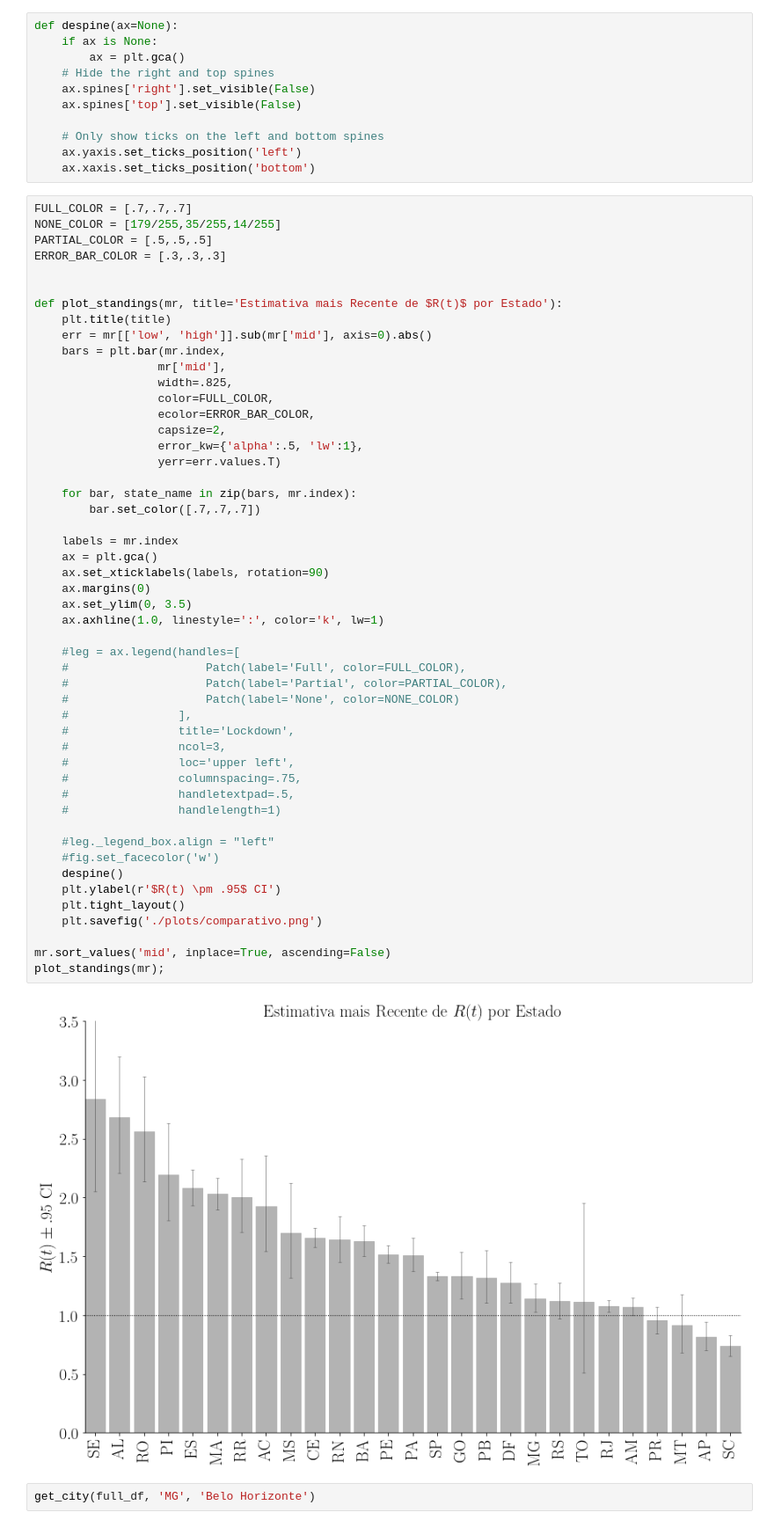
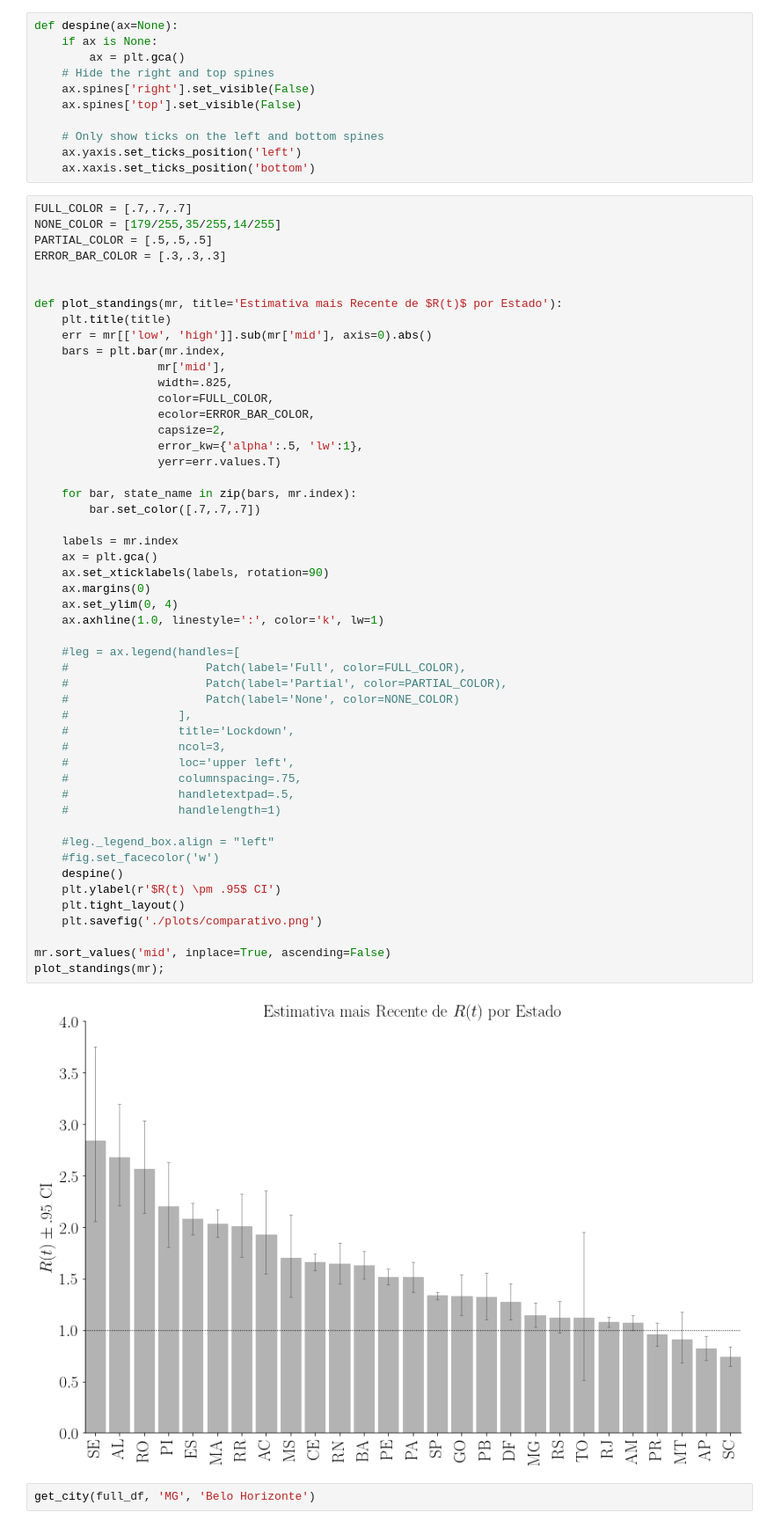
Before and after one commit to flaviovdf/covid19, a Jupyter notebook: Exploration.ipynb, the cells around one changed output. Shown: that part at 88% size. Saved outputs shown, nothing was run; the diff lists cells and outputs as text.

Commit message:
fancy images

```diff
--- a/Exploration.ipynb
+++ b/Exploration.ipynb
@@ -204,35 +204,35 @@ def plot_standings(mr, title='Estimativa mais Recente de $R(t)$ por Estado'):
         bar.set_color([.7,.7,.7])
 
     labels = mr.index
     ax = plt.gca()
     ax.set_xticklabels(labels, rotation=90)
     ax.margins(0)
-    ax.set_ylim(0, 3.5)
+    ax.set_ylim(0, 4)
     ax.axhline(1.0, linestyle=':', color='k', lw=1)
 
     #leg = ax.legend(handles=[
     #                    Patch(label='Full', color=FULL_COLOR),
     #                    Patch(label='Partial', color=PARTIAL_COLOR),
     #                    Patch(label='None', color=NONE_COLOR)
     #                ],
     #                title='Lockdown',
     #                ncol=3,
     #                loc='upper left',
     #                columnspacing=.75,
     #                handletextpad=.5,
     #                handlelength=1)
 
     #leg._legend_box.align = "left"
     #fig.set_facecolor('w')
     despine()
     plt.ylabel(r'$R(t) \pm .95$ CI')
     plt.tight_layout()
     plt.savefig('./plots/comparativo.png')
 
 mr.sort_values('mid', inplace=True, ascending=False)
 plot_standings(mr);
 # %% [output]
-[figure, old version]
+[figure, new version]
 # %%
 get_city(full_df, 'MG', 'Belo Horizonte')
 # %% [output]
```
Also changed, not shown: 29 other files.
